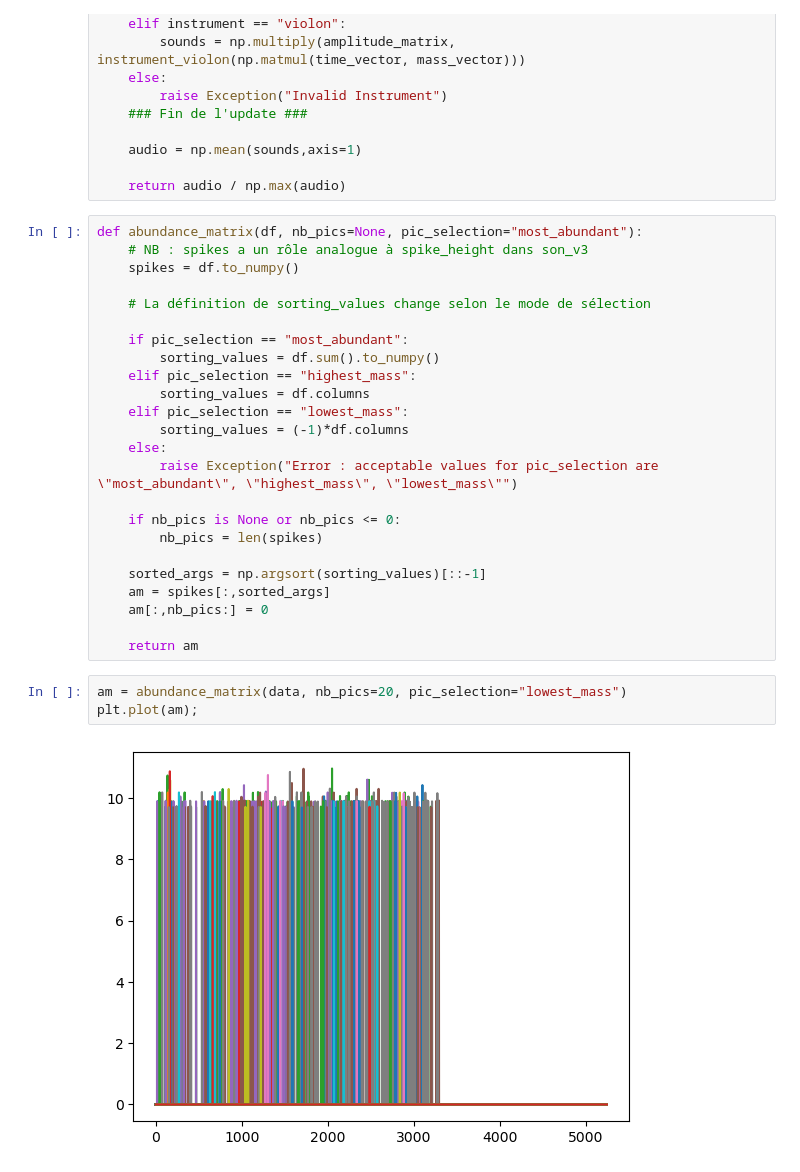
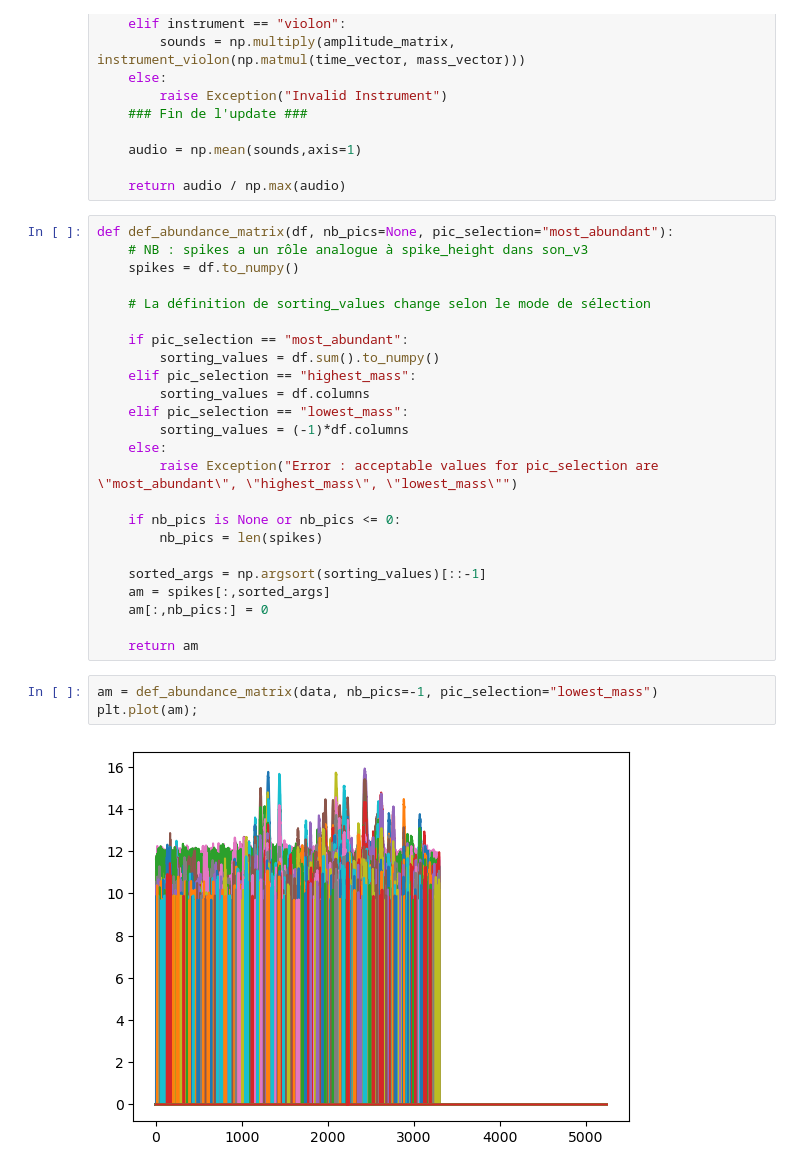
Before and after one commit to VincentEnOptionRV/somicor, a Jupyter notebook: Son v4.ipynb, the cells around one changed output. Drawn from its saved outputs; the diff is of its cells as text.

```diff
--- a/Son v4.ipynb
+++ b/Son v4.ipynb
@@ -67,7 +79,7 @@ def son_optimise(mass_vector, abundance_matrix, sr=22050, duration=35, instrumen
 
     return audio / np.max(audio)
 # %%
-def abundance_matrix(df, nb_pics=None, pic_selection="most_abundant"):
+def def_abundance_matrix(df, nb_pics=None, pic_selection="most_abundant"):
     # NB : spikes a un rôle analogue à spike_height dans son_v3
     spikes = df.to_numpy()
 
@@ -91,10 +103,10 @@ def abundance_matrix(df, nb_pics=None, pic_selection="most_abundant"):
 
     return am
 # %%
-am = abundance_matrix(data, nb_pics=20, pic_selection="lowest_mass")
+am = def_abundance_matrix(data, nb_pics=-1, pic_selection="lowest_mass")
 plt.plot(am);
 # %% [output]
-[figure, old version]
+[figure, new version]
 # %%
 plt.plot(np.mean(am,axis=1),color='red');
 plt.title("Moyenne des colonnes de la matrice d'abondance");
```
Also changed, not shown: parts of 9 cells of this notebook, 4 other files.
